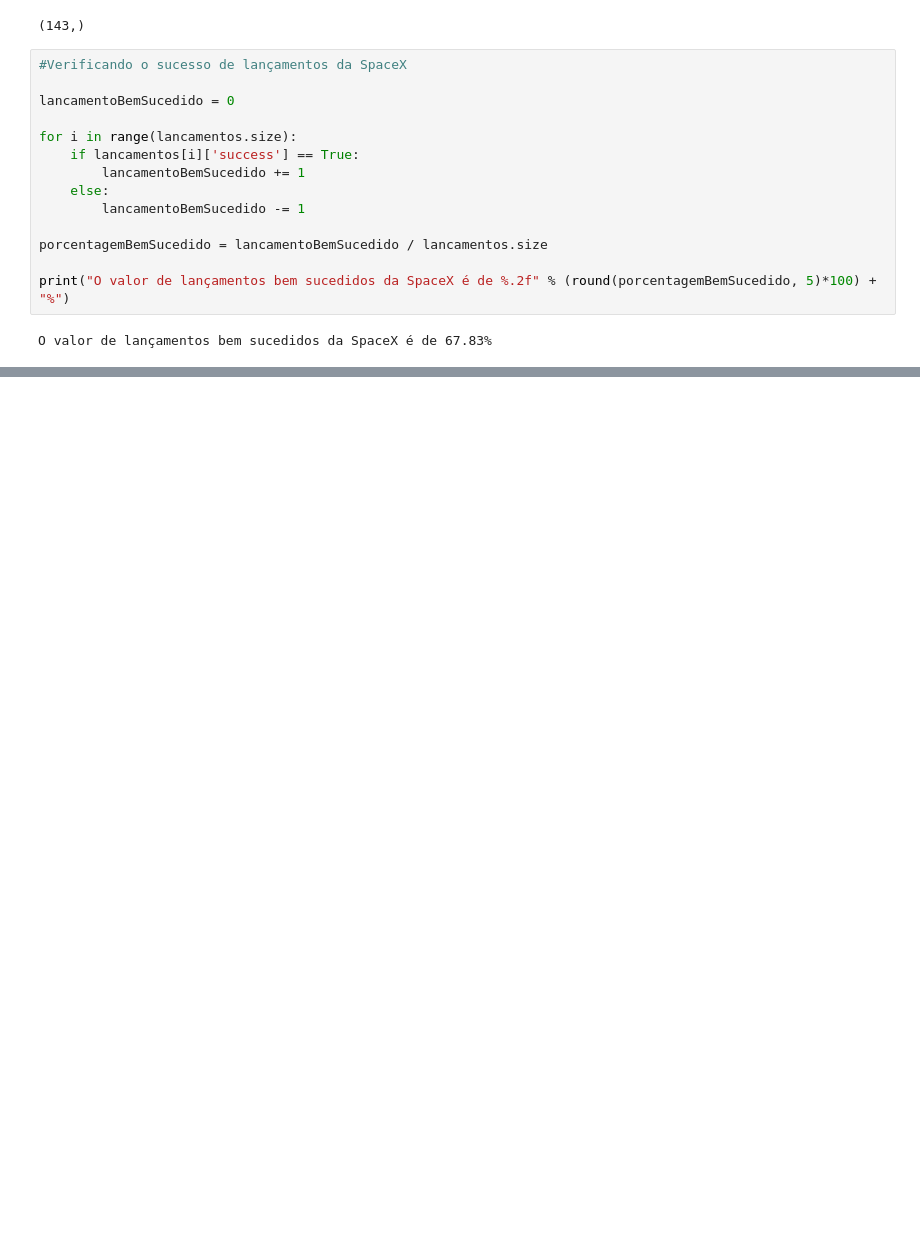
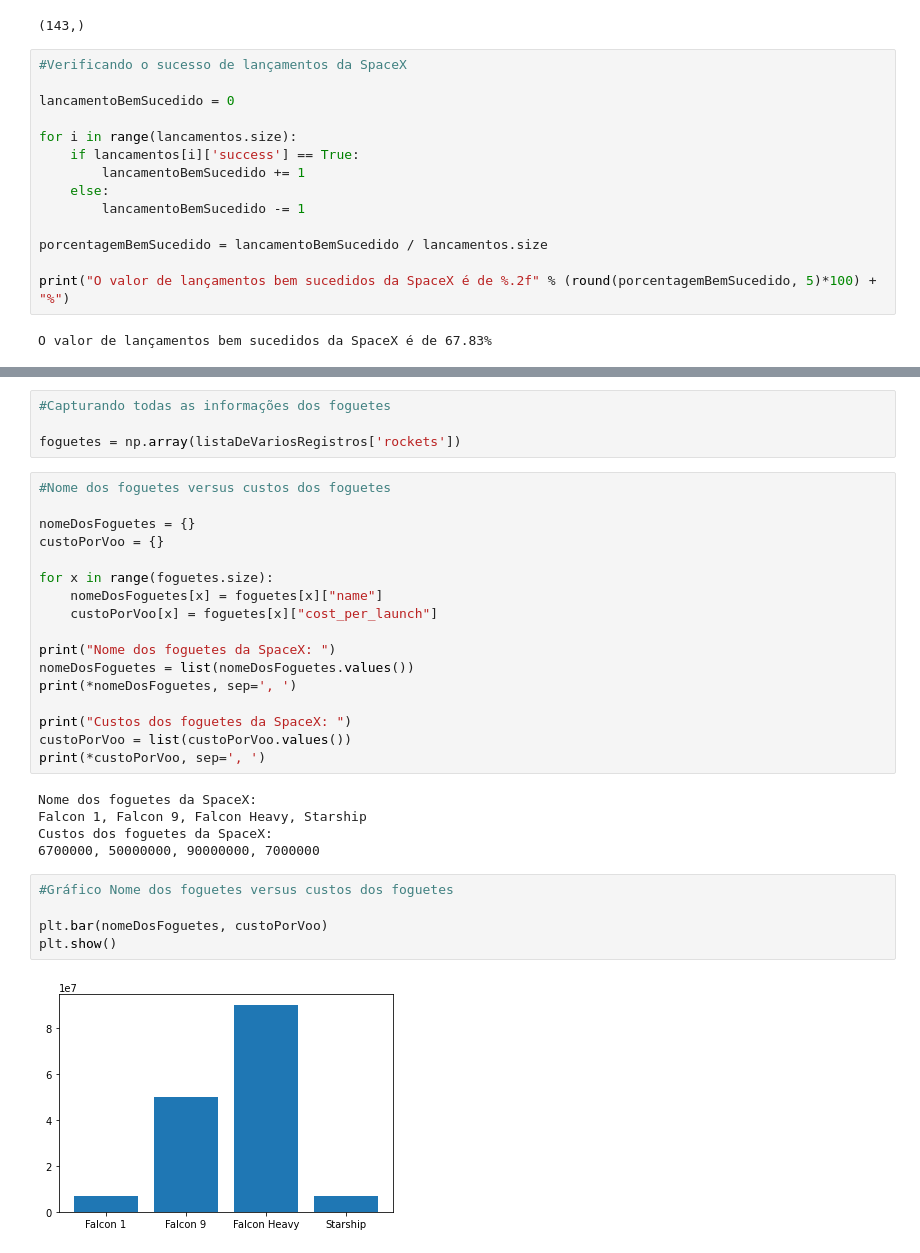
Before and after one commit to azraelgarden/avaliacao-sprint-1, a Jupyter notebook: main/desafio.ipynb, the cells around one changed output, grey strips where cells are left out. Saved outputs shown, nothing was run; the diff lists cells and outputs as text; blank space fills up the shorter version.

Commit message:
adicionei custos dos foguetes e imagens

```diff
--- a/main/desafio.ipynb
+++ b/main/desafio.ipynb
@@ -154 +162,34 @@ O launchpad mais utilizado é o: CCSFS SLC 40
 O percentual de utilização do launchpad é de: 53.85%
+# %%
+#Capturando todas as informações dos foguetes
+
+foguetes = np.array(listaDeVariosRegistros['rockets'])
+# %%
+#Nome dos foguetes versus custos dos foguetes
+
+nomeDosFoguetes = {}
+custoPorVoo = {}
+
+for x in range(foguetes.size):
+    nomeDosFoguetes[x] = foguetes[x]["name"]
+    custoPorVoo[x] = foguetes[x]["cost_per_launch"]
+
+print("Nome dos foguetes da SpaceX: ")
+nomeDosFoguetes = list(nomeDosFoguetes.values())
+print(*nomeDosFoguetes, sep=', ')
+
+print("Custos dos foguetes da SpaceX: ")
+custoPorVoo = list(custoPorVoo.values())
+print(*custoPorVoo, sep=', ')
+# %% [output]
+Nome dos foguetes da SpaceX:
+Falcon 1, Falcon 9, Falcon Heavy, Starship
+Custos dos foguetes da SpaceX:
+6700000, 50000000, 90000000, 7000000
+# %%
+#Gráfico Nome dos foguetes versus custos dos foguetes
+
+plt.bar(nomeDosFoguetes, custoPorVoo)
+plt.show()
+# %% [output]
+[figure, added]
```
Also changed, not shown: parts of 8 cells of this notebook.
